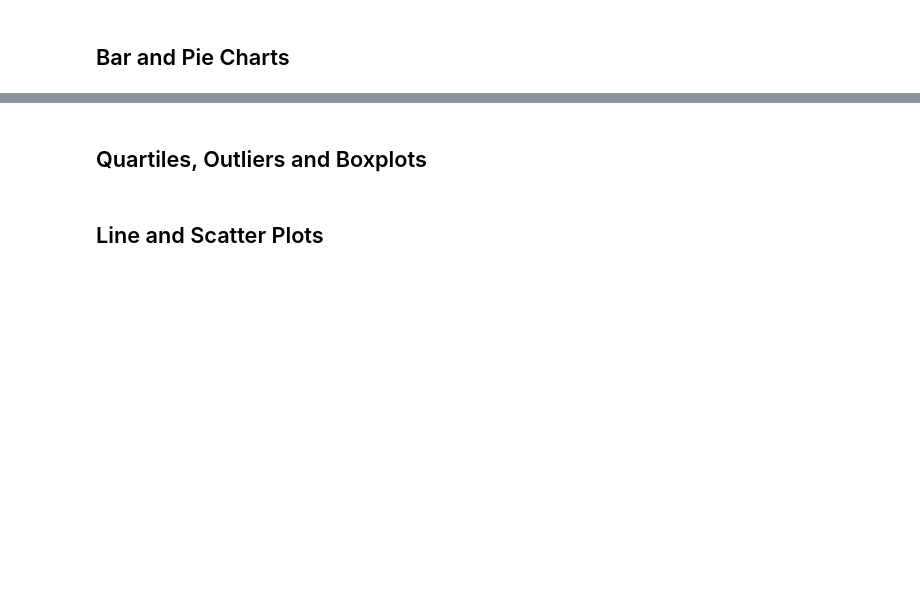
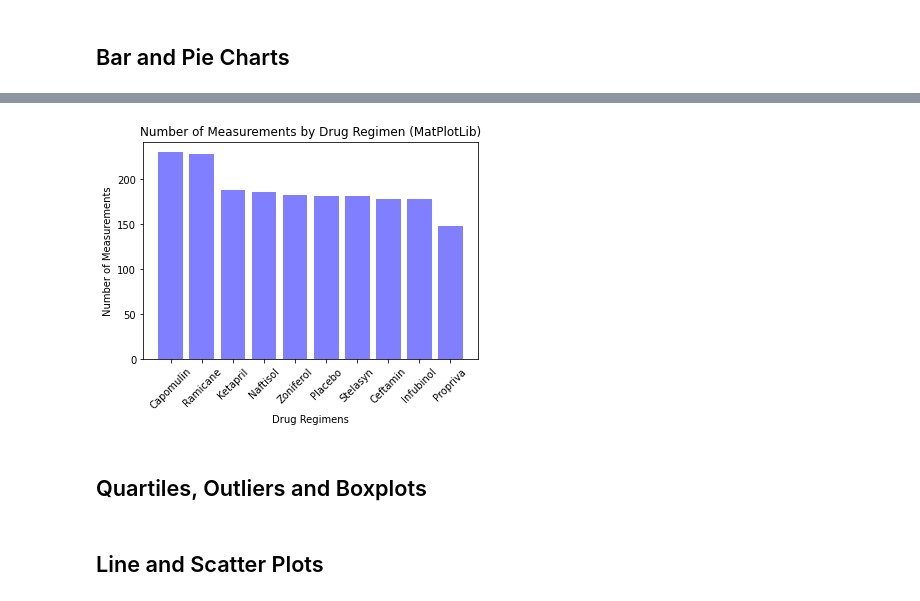
Before and after one commit to tiffanyharris711/matplotlib-challenge, a Jupyter notebook: pymaceuticals_starter.ipynb, the cells around one changed output, grey strips where cells are left out. Cells and saved outputs as stored; diff of their text form; code cells hidden in the pictures; blank space fills up the shorter version.

```diff
--- a/pymaceuticals_starter.ipynb
+++ b/pymaceuticals_starter.ipynb
@@ -99,5 +189,14 @@ Number of mice: 248
 # %%
 # Generate a bar plot showing the total number of measurements taken on each drug regimen using pyplot.
+
+plt.bar(chart_df["Drug Regimen"], chart_df["Count"], color='b', alpha=0.5, align="center")
+plt.xticks(rotation = 45)
+plt.title("Number of Measurements by Drug Regimen (MatPlotLib)")
+plt.xlabel("Drug Regimens")
+plt.ylabel("Number of Measurements")
+plt.show()
+# %% [output]
+[figure, added]
 # %%
 # Generate a pie plot showing the distribution of female versus male mice using pandas
 # %%
```
Also changed, not shown: parts of 6 cells of this notebook.
